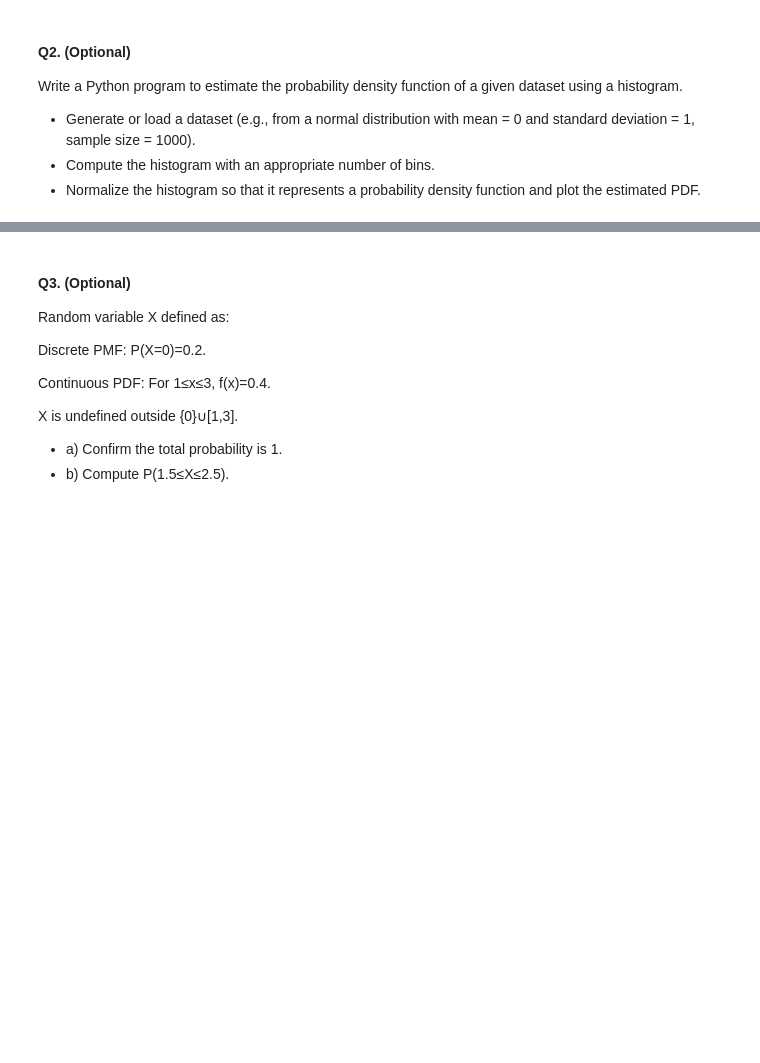
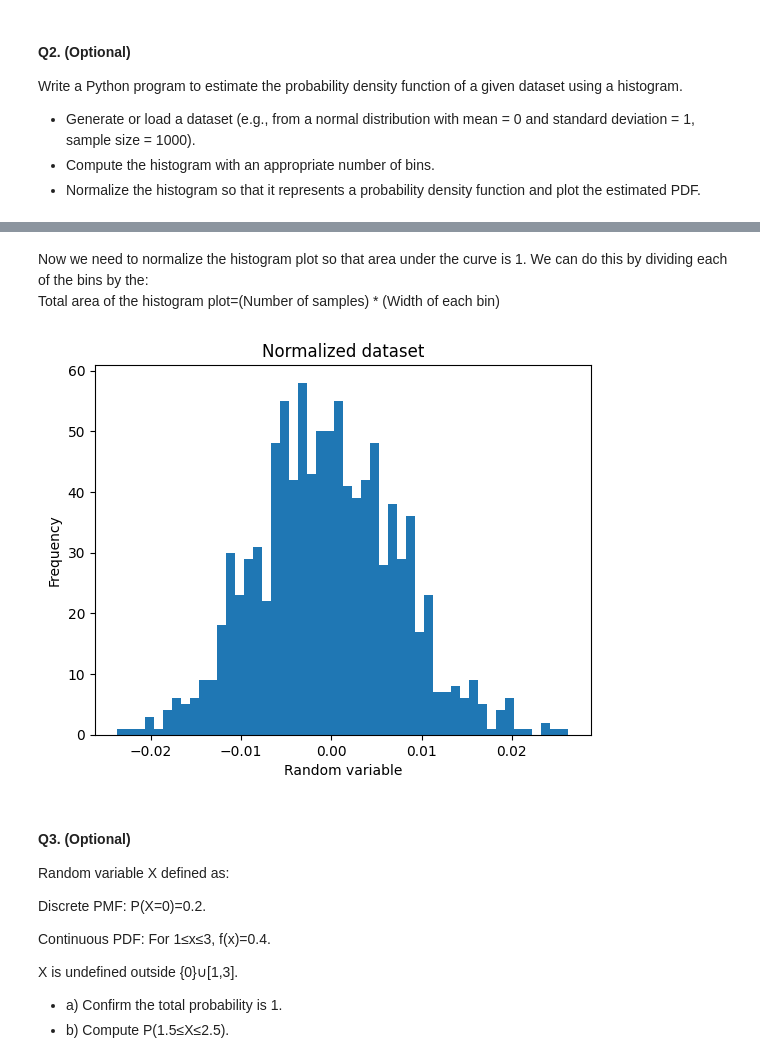
Before and after one commit to CH2344/Assignment-5-BMC-, a Jupyter notebook: Lab4_Random_Variables.ipynb, the cells around one changed output, grey strips where cells are left out. Saved outputs shown, nothing was run; the diff lists cells and outputs as text; code cells hidden in the pictures; blank space fills up the shorter version.

```diff
--- a/Lab4_Random_Variables.ipynb
+++ b/Lab4_Random_Variables.ipynb
@@ -949,3 +968,18 @@ Write a Python program to estimate the probability density function of a given d
+# %% [markdown]
+Now we need to normalize the histogram plot so that area under the curve is 1. We can do this by dividing each of the bins by the: <br>
+Total area of the histogram plot=(Number of samples) * (Width of each bin)
+# %%
+binwidth=bin_edges[1]-bin_edges[0]
+Area=1000*(binwidth)
+newdata=dataset/Area
+plt.hist(newdata, bins=50)
+plt.plot()
+plt.title("Normalized dataset")
+plt.xlabel("Random variable")
+plt.ylabel("Frequency")
+plt.show()
+# %% [output]
+[figure, added]
 # %% [markdown]
 #### Q3. (Optional)
 Random variable X defined as:
```
Also changed, not shown: parts of 8 cells of this notebook.
